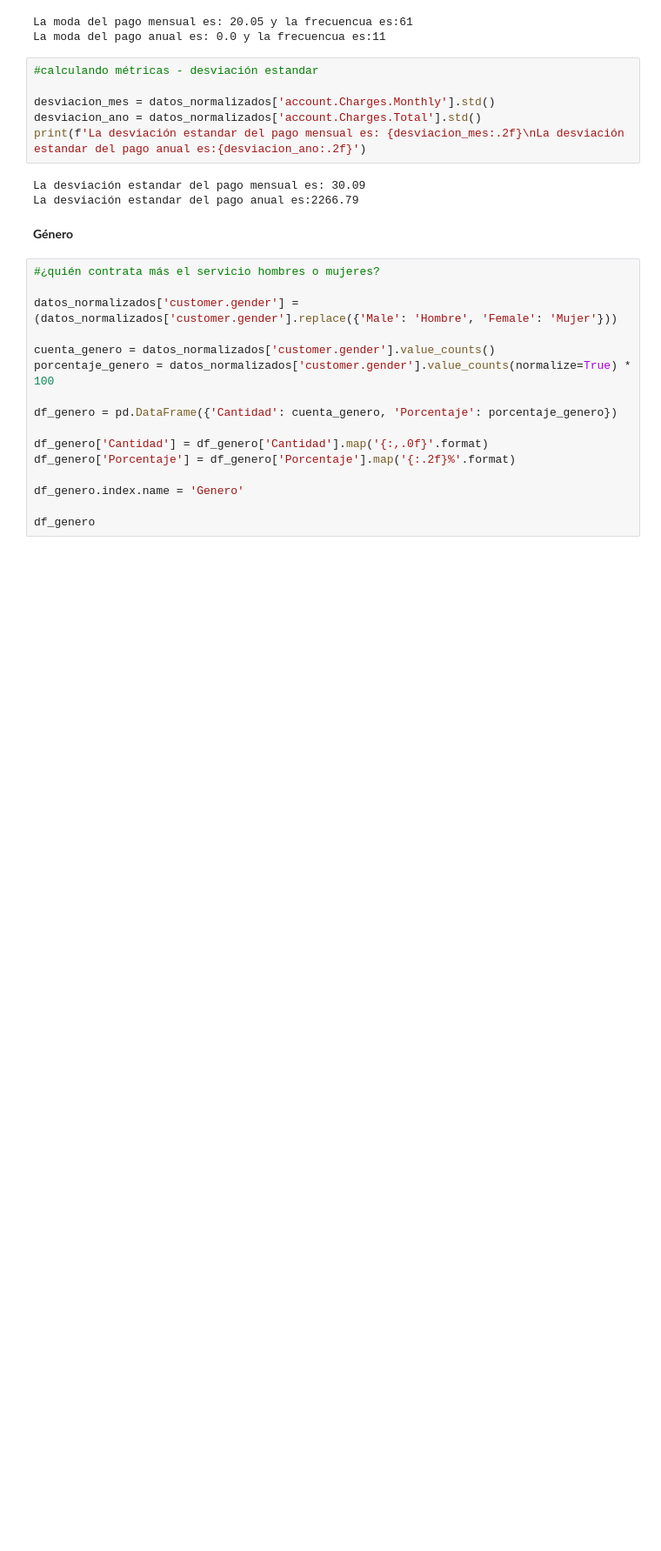
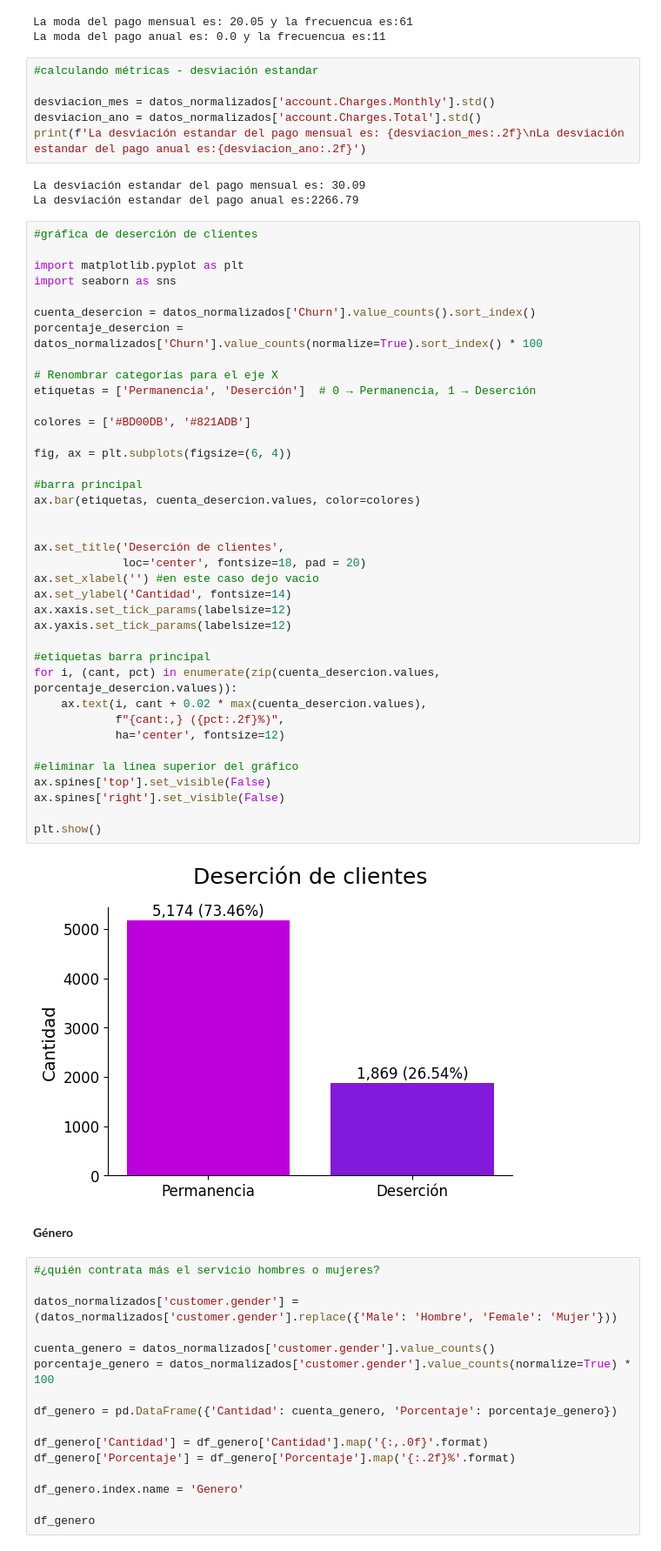
Before and after one commit to JGP-Code/TelecomX_LATAM_Challenge, a Jupyter notebook: TelecomX_LATAM.ipynb, the cells around one changed output. Shown at 87% size. Saved outputs shown, nothing was run; the diff lists cells and outputs as text; blank space fills up the shorter version.

```diff
--- a/TelecomX_LATAM.ipynb
+++ b/TelecomX_LATAM.ipynb
@@ -416,6 +428,46 @@ print(f'La desviación estandar del pago mensual es: {desviacion_mes:.2f}\nLa de
 # %% [output]
 La desviación estandar del pago mensual es: 30.09
 La desviación estandar del pago anual es:2266.79
+# %%
+#gráfica de deserción de clientes
+
+import matplotlib.pyplot as plt
+import seaborn as sns
+
+cuenta_desercion = datos_normalizados['Churn'].value_counts().sort_index()
+porcentaje_desercion = datos_normalizados['Churn'].value_counts(normalize=True).sort_index() * 100
+
+# Renombrar categorías para el eje X
+etiquetas = ['Permanencia', 'Deserción']  # 0 → Permanencia, 1 → Deserción
+
+colores = ['#BD00DB', '#821ADB']
+
+fig, ax = plt.subplots(figsize=(6, 4))
+
+#barra principal
+ax.bar(etiquetas, cuenta_desercion.values, color=colores)
+
+
+ax.set_title('Deserción de clientes',
+             loc='center', fontsize=18, pad = 20)
+ax.set_xlabel('') #en este caso dejo vacio
+ax.set_ylabel('Cantidad', fontsize=14)
+ax.xaxis.set_tick_params(labelsize=12)
+ax.yaxis.set_tick_params(labelsize=12)
+
+#etiquetas barra principal
+for i, (cant, pct) in enumerate(zip(cuenta_desercion.values, porcentaje_desercion.values)):
+    ax.text(i, cant + 0.02 * max(cuenta_desercion.values),
+            f"{cant:,} ({pct:.2f}%)",
+            ha='center', fontsize=12)
+
+#eliminar la línea superior del gráfico
+ax.spines['top'].set_visible(False)
+ax.spines['right'].set_visible(False)
+
+plt.show()
+# %% [output]
+[figure, added]
 # %% [markdown]
 **Género**
 # %%
```
Also changed, not shown: parts of 5 cells of this notebook.
